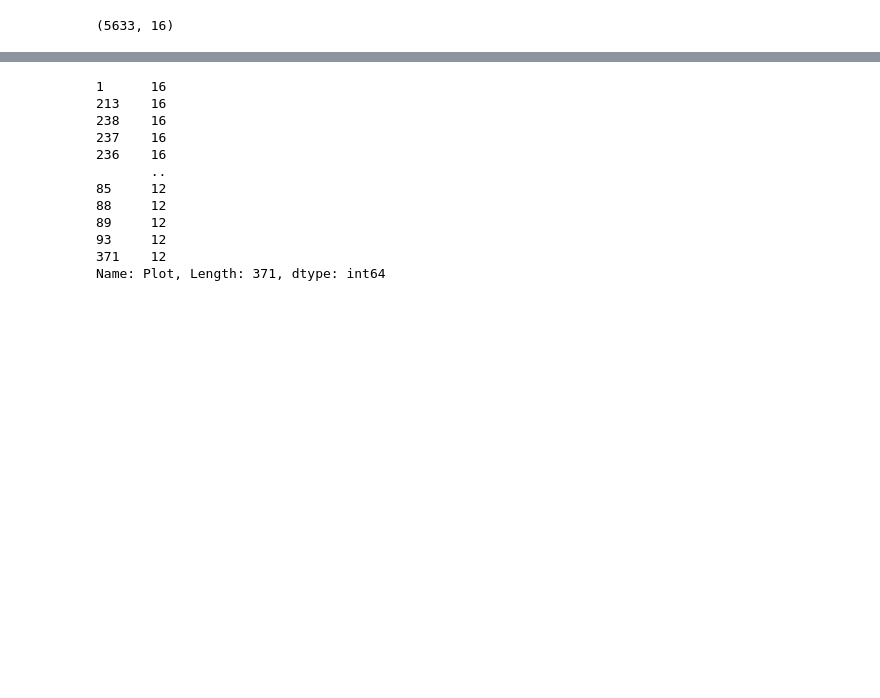
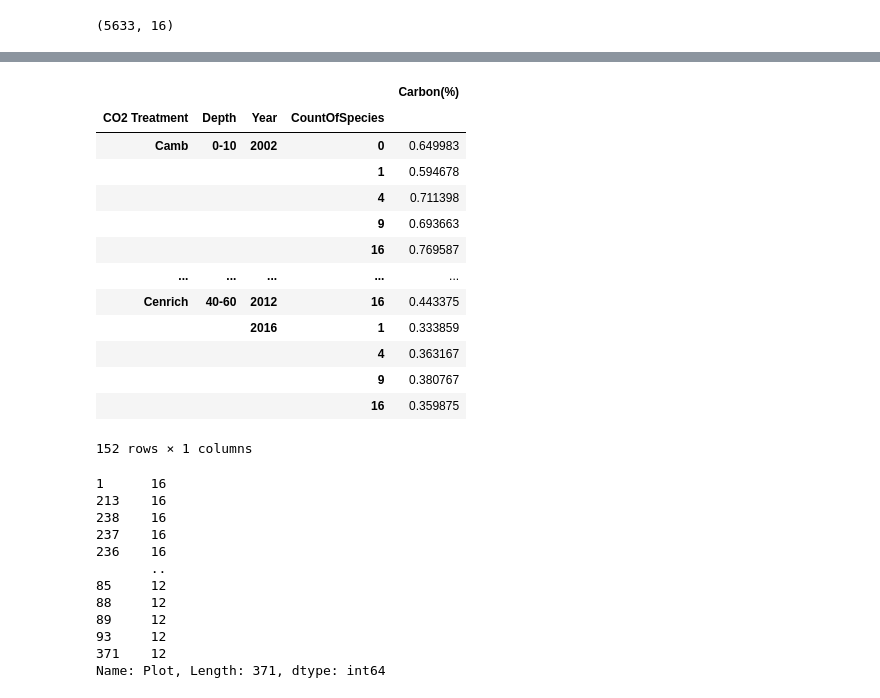
Before and after one commit to Mariuble/ucberkeley_biodiversity, a Jupyter notebook: pollinatorVStemp.ipynb, the cells around one changed output, grey strips where cells are left out. Saved outputs shown, nothing was run; the diff lists cells and outputs as text; code cells hidden in the pictures; blank space fills up the shorter version.

Commit message:
added species dataset

```diff
--- a/pollinatorVStemp.ipynb
+++ b/pollinatorVStemp.ipynb
@@ -36,3 +45,20 @@ biocon.head(20)
+# %%
+biocon.groupby(['CO2 Treatment', 'Depth', 'Year', 'CountOfSpecies']).mean()['Carbon(%)'].to_frame()
+# %% [output]
+|  |  |  |  | Carbon(%) |
+| CO2 Treatment | Depth | Year | CountOfSpecies |  |
+| Camb | 0-10 | 2002 | 0 | 0.649983 |
+|  |  |  | 1 | 0.594678 |
+|  |  |  | 4 | 0.711398 |
+|  |  |  | 9 | 0.693663 |
+|  |  |  | 16 | 0.769587 |
+| ... | ... | ... | ... | ... |
+| Cenrich | 40-60 | 2012 | 16 | 0.443375 |
+|  |  | 2016 | 1 | 0.333859 |
+|  |  |  | 4 | 0.363167 |
+|  |  |  | 9 | 0.380767 |
+|  |  |  | 16 | 0.359875 |
+152 rows × 1 columns
 # %%
 biocon['Plot'].value_counts()
 # %% [output]
```
Also changed, not shown: parts of 5 cells of this notebook, 4 other files.
